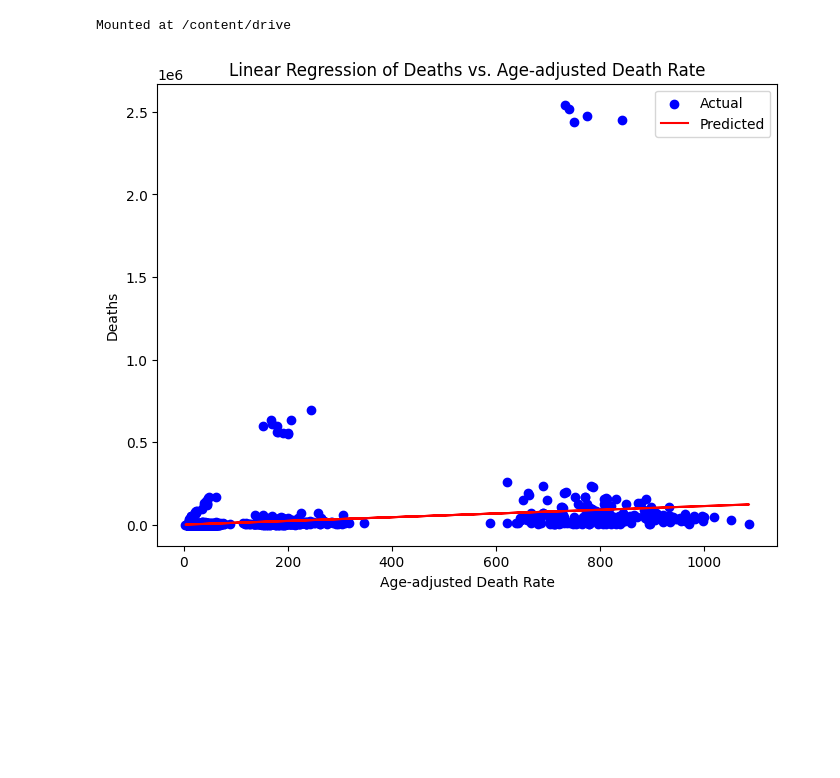
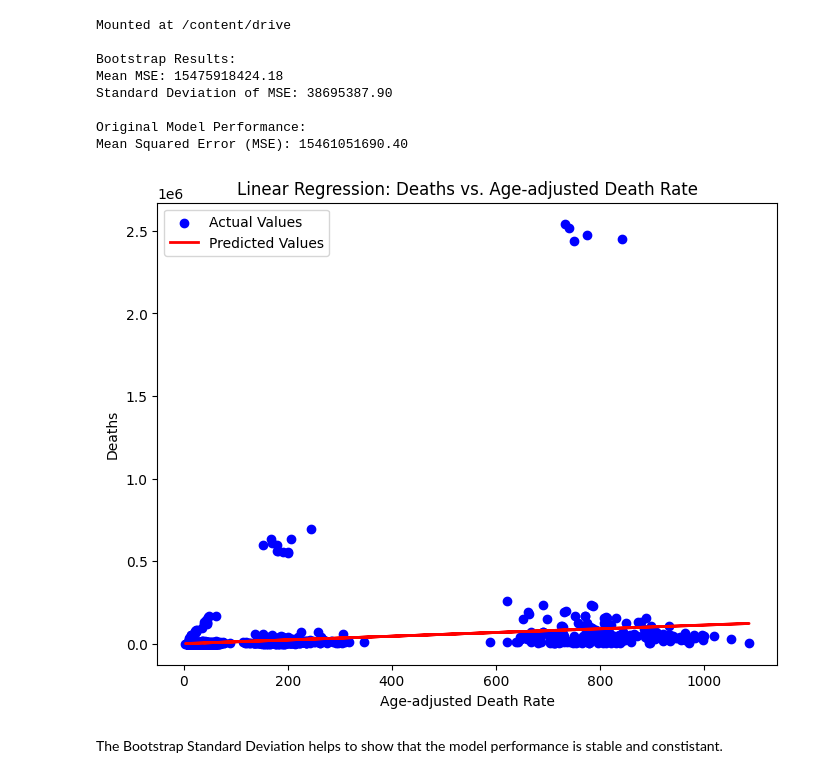
Before and after one commit to ipark3/Hank-Ian, a Jupyter notebook: GitHub Project/dataset/code/evalute.ipynb, the cells around one changed output. Cells and saved outputs as stored; diff of their text form; code cells hidden in the pictures; blank space fills up the shorter version.

```diff
--- a/GitHub Project/dataset/code/evalute.ipynb
+++ b/GitHub Project/dataset/code/evalute.ipynb
@@ -1,53 +1,94 @@
 # %% [markdown]
 <a href="https://colab.research.google.com/github/ipark3/Hank-Ian/blob/main/GitHub%20Project/dataset/code/evalute.ipynb" target="_parent"><img src="https://colab.research.google.com/assets/colab-badge.svg" alt="Open In Colab"/></a>
 # %%
+# Mount Google Drive
 from google.colab import drive
 drive.mount('/content/drive', force_remount=True)
 
 # Import necessary libraries
 import pandas as pd
 import matplotlib.pyplot as plt
 from sklearn.model_selection import train_test_split
 from sklearn.linear_model import LinearRegression
-from sklearn.metrics import mean_squared_error, r2_score
+from sklearn.metrics import mean_squared_error
+import numpy as np
 
-# Load the data
-df = pd.read_csv('/content/drive/MyDrive/Personal/NCHS_-_Leading_Causes_of_Death__United_States.csv')
+# Load the dataset
+file_path = '/content/drive/MyDrive/Personal/NCHS_-_Leading_Causes_of_Death__United_States.csv'
+df = pd.read_csv(file_path)
 
-# Ensure column names are stripped of whitespace
+# Strip any extra whitespace from column names
 df.columns = df.columns.str.strip()
 
-# Filter for rows with "Age-adjusted Death Rate" and "Deaths" values, dropping missing values
-filtered_df = df[['Age-adjusted Death Rate', 'Deaths']].dropna()
+# Filter relevant columns and drop missing values
+filtered_df = df[['Age-adjusted Death Rate', 'Deaths']].replace('..', np.nan).dropna()
+filtered_df = filtered_df.infer_objects(copy=False).astype(float)  # Ensure correct types
 
 # Define predictor and target variables
 X = filtered_df[['Age-adjusted Death Rate']]
 y = filtered_df['Deaths']
 
 # Split data into training and testing sets
 X_train, X_test, y_train, y_test = train_test_split(X, y, test_size=0.2, random_state=42)
 
-# Initialize and train the Linear Regression model
+# Initialize the Linear Regression model
 model = LinearRegression()
+
+# Bootstrap Method
+n_bootstraps = 1000  # Number of bootstrap samples
+bootstrap_mses = []
+
+for i in range(n_bootstraps):
+    # Resample the training data
+    boot_indices = np.random.choice(range(len(X_train)), size=len(X_train), replace=True)
+    X_boot = X_train.iloc[boot_indices]
+    y_boot = y_train.iloc[boot_indices]
+
+    # Fit the model on the bootstrap sample
+    model.fit(X_boot, y_boot)
+
+    # Predict on the test set
+    y_pred_boot = model.predict(X_test)
+
+    # Calculate MSE for the bootstrap sample
+    mse_boot = mean_squared_error(y_test, y_pred_boot)
+    bootstrap_mses.append(mse_boot)
+
+# Calculate mean and standard deviation of the bootstrap errors
+bootstrap_mean_mse = np.mean(bootstrap_mses)
+bootstrap_std_mse = np.std(bootstrap_mses)
+
+# Print results
+print("\nBootstrap Results:")
+print(f"Mean MSE: {bootstrap_mean_mse:.2f}")
+print(f"Standard Deviation of MSE: {bootstrap_std_mse:.2f}")
+
+# Original Model Performance
 model.fit(X_train, y_train)
-
-# Make predictions and evaluate the model
 y_pred = model.predict(X_test)
 mse = mean_squared_error(y_test, y_pred)
-r2 = r2_score(y_test, y_pred)
-
-
+print("\nOriginal Model Performance:")
+print(f"Mean Squared Error (MSE): {mse:.2f}")
 
 # Plot regression results
 plt.figure(figsize=(8, 6))
-plt.scatter(X_test, y_test, color='blue', label='Actual')
-plt.plot(X_test, y_pred, color='red', label='Predicted')
+plt.scatter(X_test, y_test, color='blue', label='Actual Values')
+plt.plot(X_test, y_pred, color='red', label='Predicted Values', linewidth=2)
 plt.xlabel('Age-adjusted Death Rate')
 plt.ylabel('Deaths')
-plt.title('Linear Regression of Deaths vs. Age-adjusted Death Rate')
+plt.title('Linear Regression: Deaths vs. Age-adjusted Death Rate')
 plt.legend()
 plt.show()
 # %% [output]
 Mounted at /content/drive
+
+Bootstrap Results:
+Mean MSE: 15475918424.18
+Standard Deviation of MSE: 38695387.90
+
+Original Model Performance:
+Mean Squared Error (MSE): 15461051690.40
-[figure, old version]
+[figure, new version]
+# %% [markdown]
+The Bootstrap Standard Deviation helps to show that the model performance is stable and constistant.
 # %%
```
Also changed, not shown: parts of 4 cells of this notebook.
